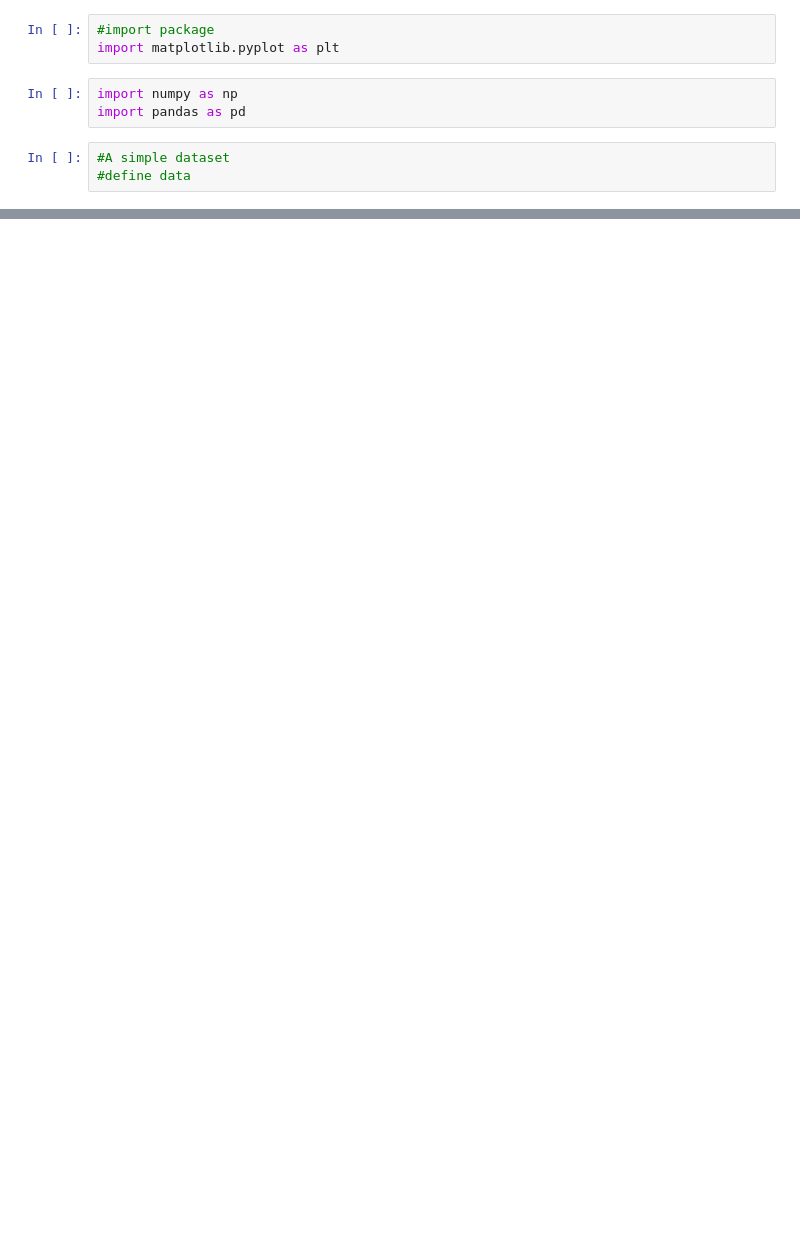
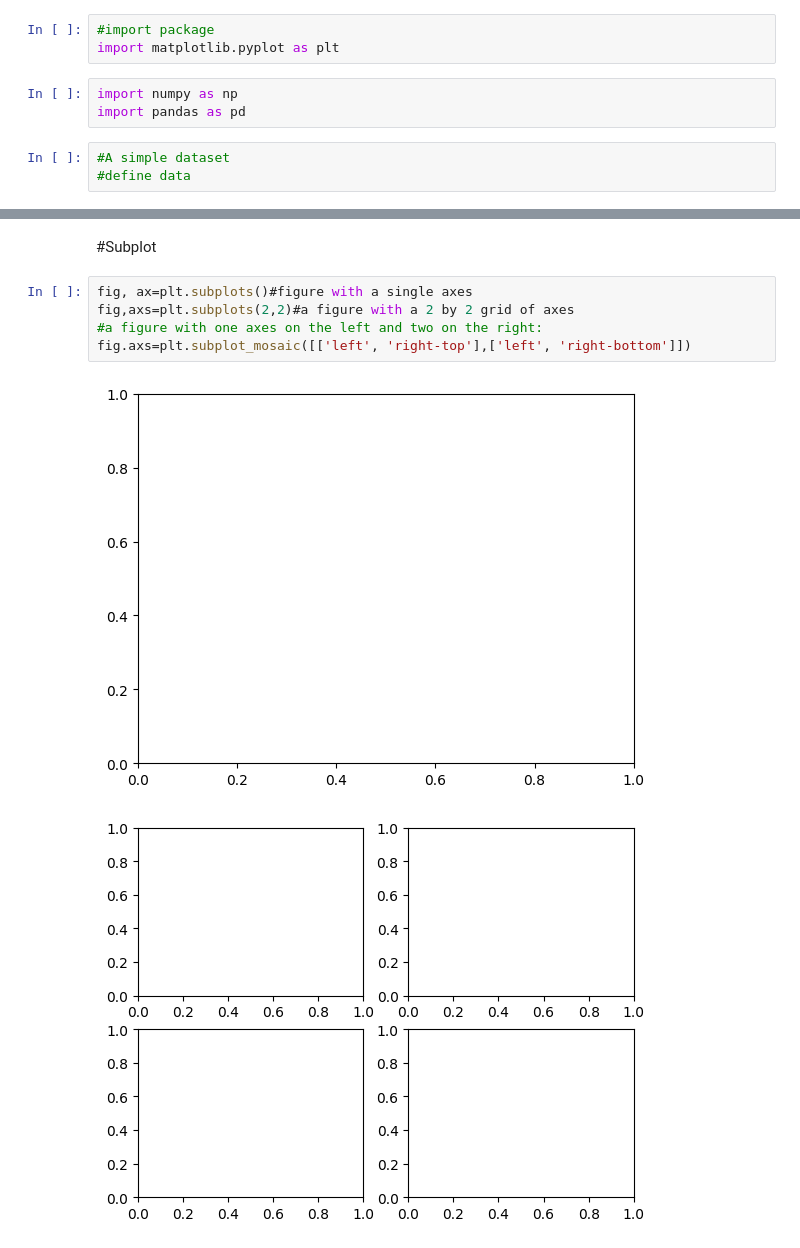
Before and after one commit to LangatMark/DataScience, a Jupyter notebook: trial/data visualization with Matplotlib, seaborn.ipynb, the cells around one changed output, grey strips where cells are left out. Saved outputs shown, nothing was run; the diff lists cells and outputs as text; blank space fills up the shorter version.

```diff
--- a/trial/data visualization with Matplotlib, seaborn.ipynb
+++ b/trial/data visualization with Matplotlib, seaborn.ipynb
@@ -76,0 +133,10 @@ plt.show()
+# %% [markdown]
+#Subplot
+# %%
+fig, ax=plt.subplots()#figure with a single axes
+fig,axs=plt.subplots(2,2)#a figure with a 2 by 2 grid of axes
+#a figure with one axes on the left and two on the right:
+fig.axs=plt.subplot_mosaic([['left', 'right-top'],['left', 'right-bottom']])
+# %% [output]
+[figure, added]
+[figure, added]
```
Also changed, not shown: parts of 12 cells of this notebook, 1 other file.
